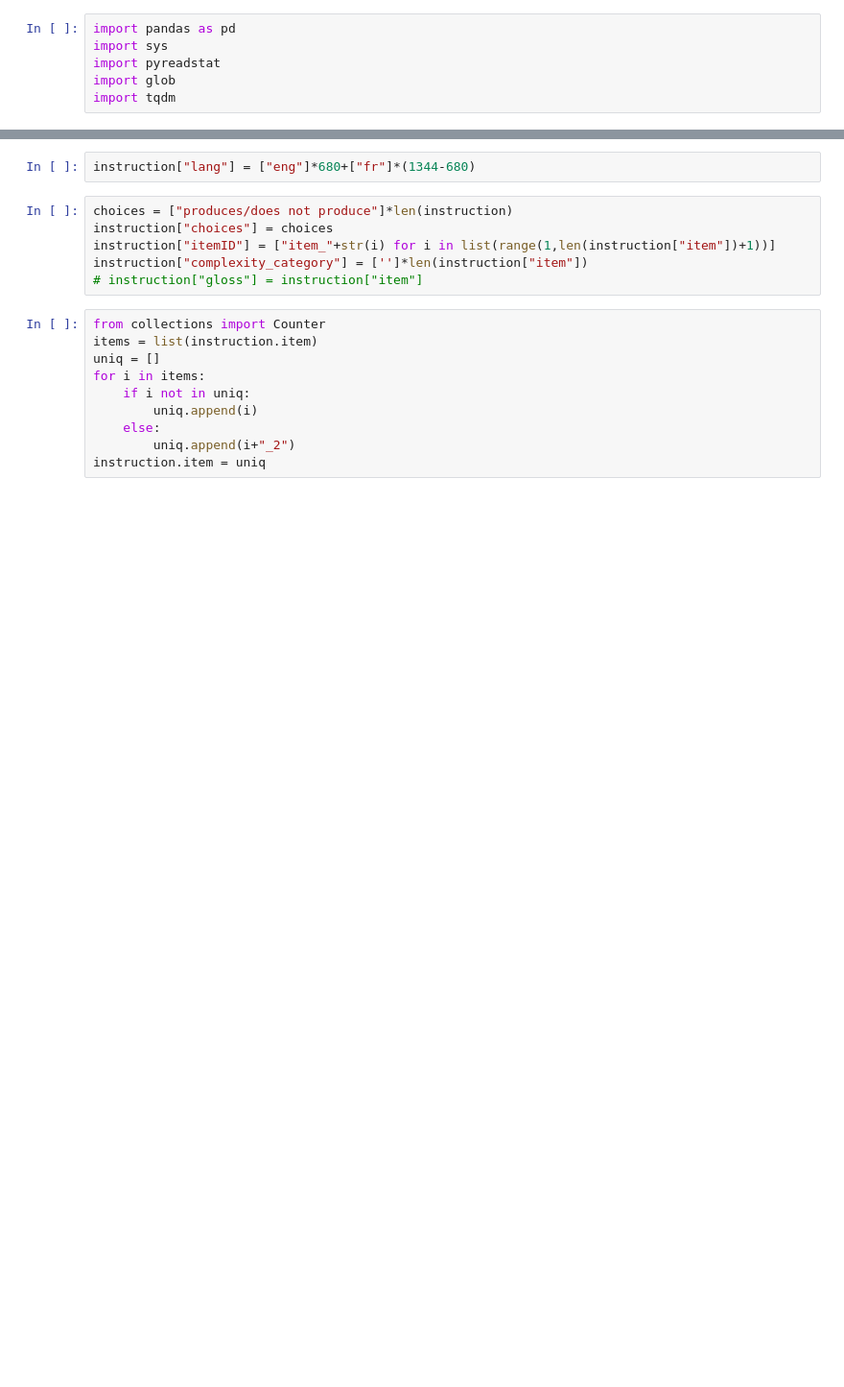
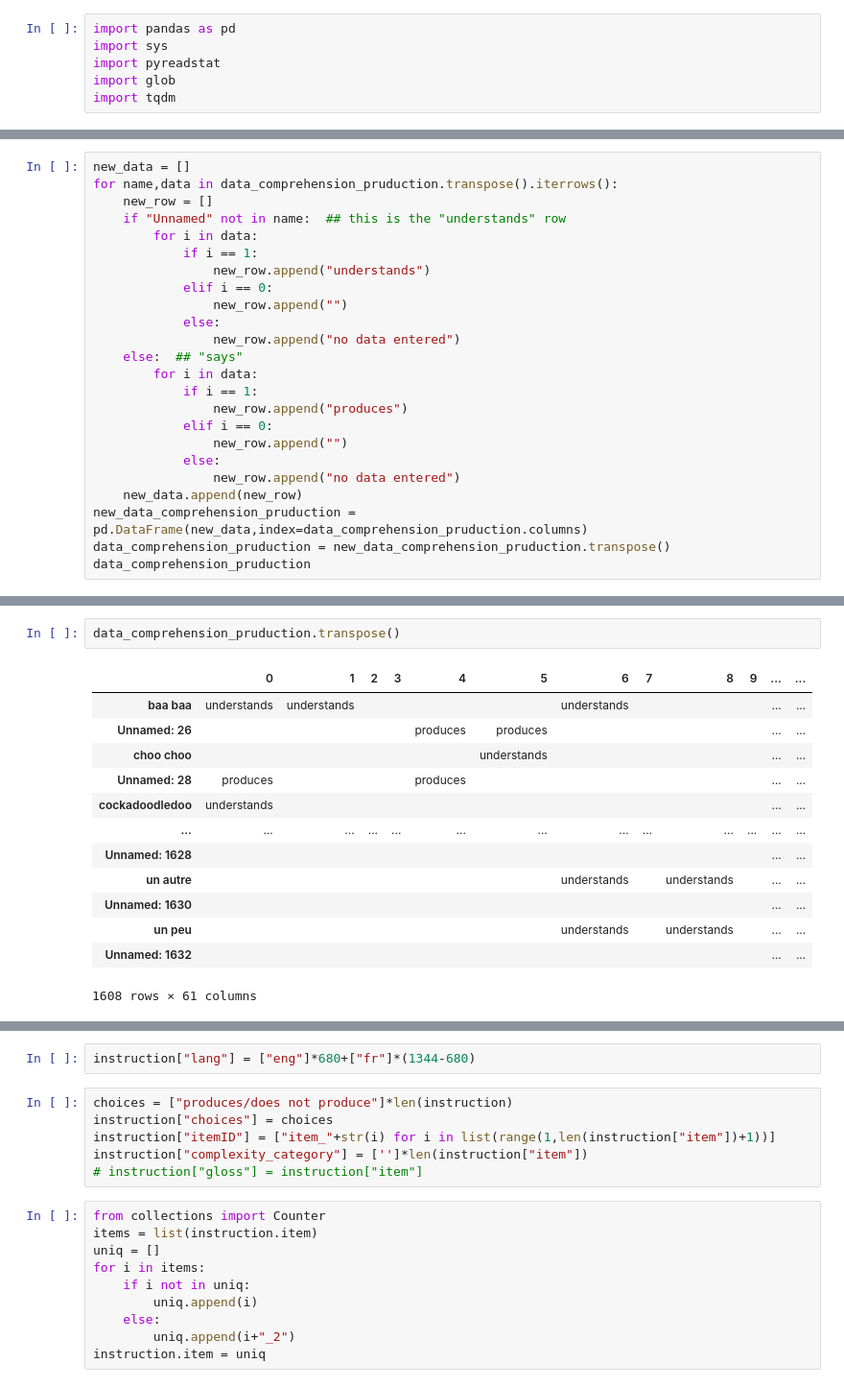
Before and after one commit to ningkko/Bilingualism_ChildASR, a Jupyter notebook: biling_data/french/converter.ipynb, the cells around one changed output, grey strips where cells are left out. Shown at 96% size. Saved outputs shown, nothing was run; the diff lists cells and outputs as text; blank space fills up the shorter version.

```diff
--- a/biling_data/french/converter.ipynb
+++ b/biling_data/french/converter.ipynb
@@ -30,0 +66,24 @@ wave3
+# %%
+new_data = []
+for name,data in data_comprehension_pruduction.transpose().iterrows():
+    new_row = []
+    if "Unnamed" not in name:  ## this is the "understands" row
+        for i in data:
+            if i == 1:
+                new_row.append("understands")
+            elif i == 0:
+                new_row.append("")
+            else:
+                new_row.append("no data entered")
+    else:  ## "says"
+        for i in data:
+            if i == 1:
+                new_row.append("produces")
+            elif i == 0:
+                new_row.append("")
+            else:
+                new_row.append("no data entered")
+    new_data.append(new_row)
+new_data_comprehension_pruduction = pd.DataFrame(new_data,index=data_comprehension_pruduction.columns)
+data_comprehension_pruduction = new_data_comprehension_pruduction.transpose()
+data_comprehension_pruduction
@@ -30,0 +104,16 @@ wave3
+# %%
+data_comprehension_pruduction.transpose()
+# %% [output]
+|  | 0 | 1 | 2 | 3 | 4 | 5 | 6 | 7 | 8 | 9 | ... | ... |
+| baa baa | understands | understands |  |  |  |  | understands |  |  |  | ... | ... |
+| Unnamed: 26 |  |  |  |  | produces | produces |  |  |  |  | ... | ... |
+| choo choo |  |  |  |  |  | understands |  |  |  |  | ... | ... |
+| Unnamed: 28 | produces |  |  |  | produces |  |  |  |  |  | ... | ... |
+| cockadoodledoo | understands |  |  |  |  |  |  |  |  |  | ... | ... |
+| ... | ... | ... | ... | ... | ... | ... | ... | ... | ... | ... | ... | ... |
+| Unnamed: 1628 |  |  |  |  |  |  |  |  |  |  | ... | ... |
+| un autre |  |  |  |  |  |  | understands |  | understands |  | ... | ... |
+| Unnamed: 1630 |  |  |  |  |  |  |  |  |  |  | ... | ... |
+| un peu |  |  |  |  |  |  | understands |  | understands |  | ... | ... |
+| Unnamed: 1632 |  |  |  |  |  |  |  |  |  |  | ... | ... |
+1608 rows × 61 columns
```
Also changed, not shown: parts of 16 cells of this notebook, 9 other files.
